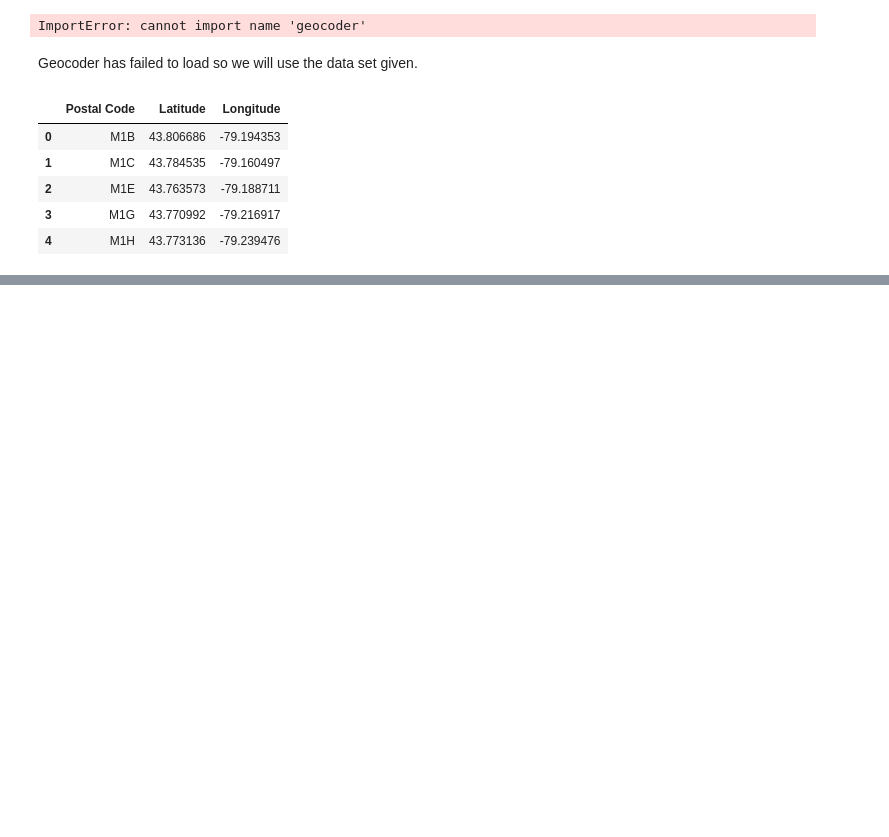
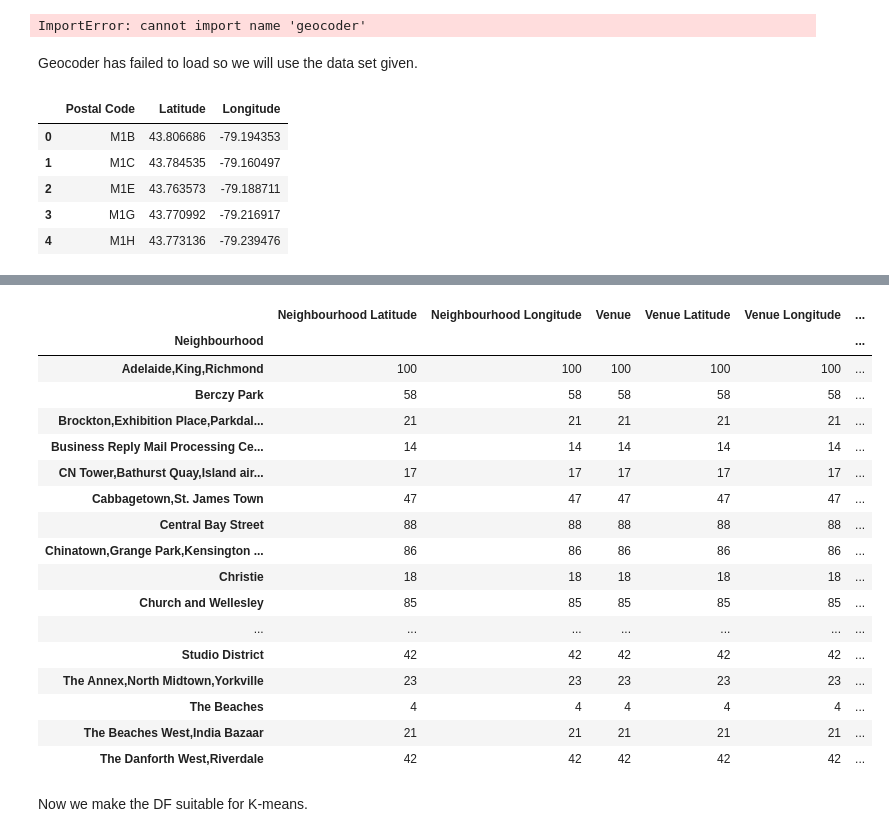
Before and after one commit to Thabetten/Capstone, a Jupyter notebook: Capstone Notebook.ipynb, the cells around one changed output, grey strips where cells are left out. Drawn from its saved outputs; the diff is of its cells as text; code cells hidden in the pictures; blank space fills up the shorter version.

```diff
--- a/Capstone Notebook.ipynb
+++ b/Capstone Notebook.ipynb
@@ -121,0 +157,4 @@ tc_df.head()
+# %%
+torc_df  = tc_df[tc_df['Borough'].str.contains('Toronto')]
+torc_df.reset_index(inplace = True)
+torc_df.head()
@@ -121,0 +348,23 @@ tc_df.head()
+# %%
+tor_venues.groupby('Neighbourhood').count()
+# %% [output]
+|  | Neighbourhood Latitude | Neighbourhood Longitude | Venue | Venue Latitude | Venue Longitude | ... |
+| Neighbourhood |  |  |  |  |  | ... |
+| Adelaide,King,Richmond | 100 | 100 | 100 | 100 | 100 | ... |
+| Berczy Park | 58 | 58 | 58 | 58 | 58 | ... |
+| Brockton,Exhibition Place,Parkdal... | 21 | 21 | 21 | 21 | 21 | ... |
+| Business Reply Mail Processing Ce... | 14 | 14 | 14 | 14 | 14 | ... |
+| CN Tower,Bathurst Quay,Island air... | 17 | 17 | 17 | 17 | 17 | ... |
+| Cabbagetown,St. James Town | 47 | 47 | 47 | 47 | 47 | ... |
+| Central Bay Street | 88 | 88 | 88 | 88 | 88 | ... |
+| Chinatown,Grange Park,Kensington ... | 86 | 86 | 86 | 86 | 86 | ... |
+| Christie | 18 | 18 | 18 | 18 | 18 | ... |
+| Church and Wellesley | 85 | 85 | 85 | 85 | 85 | ... |
+| ... | ... | ... | ... | ... | ... | ... |
+| Studio District | 42 | 42 | 42 | 42 | 42 | ... |
+| The Annex,North Midtown,Yorkville | 23 | 23 | 23 | 23 | 23 | ... |
+| The Beaches | 4 | 4 | 4 | 4 | 4 | ... |
+| The Beaches West,India Bazaar | 21 | 21 | 21 | 21 | 21 | ... |
+| The Danforth West,Riverdale | 42 | 42 | 42 | 42 | 42 | ... |
+# %% [markdown]
+Now we make the DF suitable for K-means.
```
Also changed, not shown: parts of 30 cells of this notebook.
